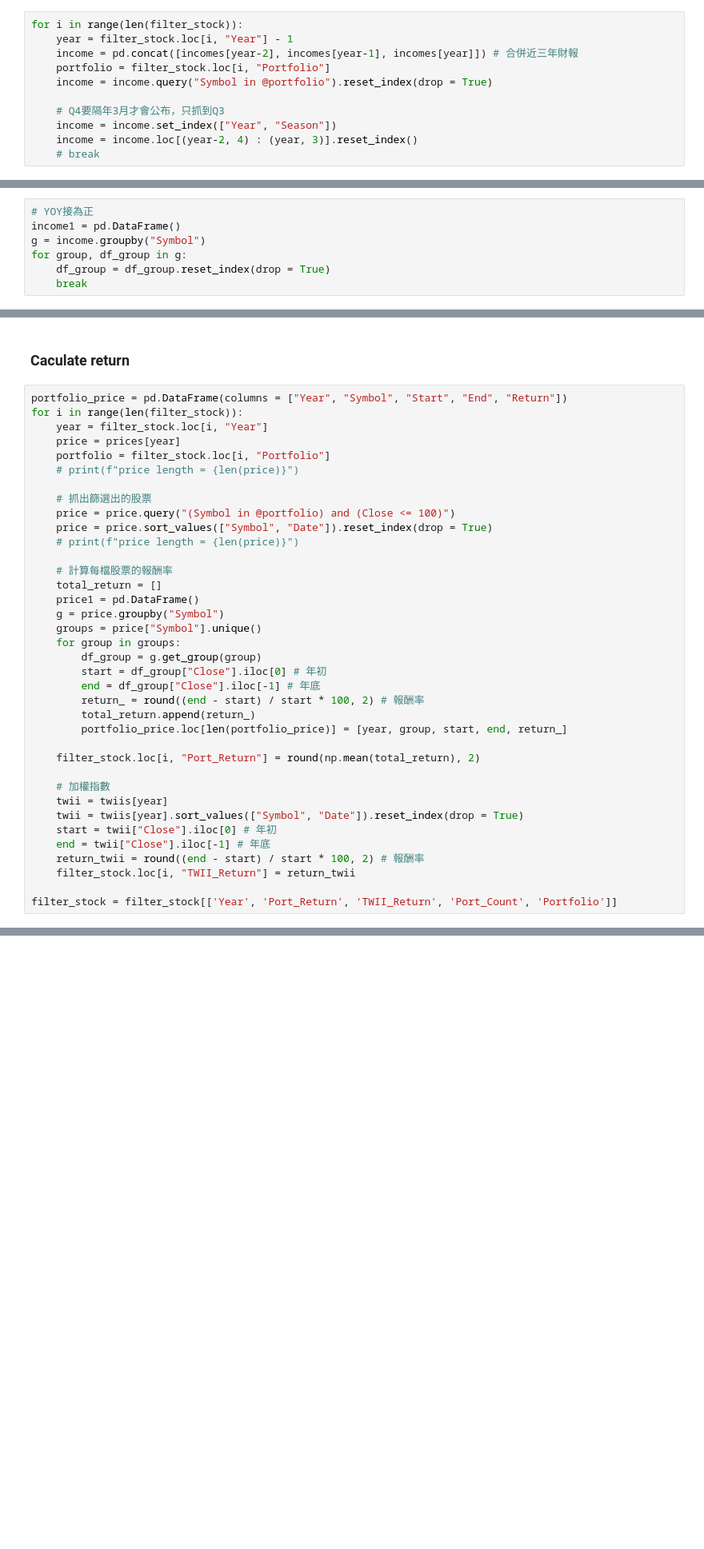
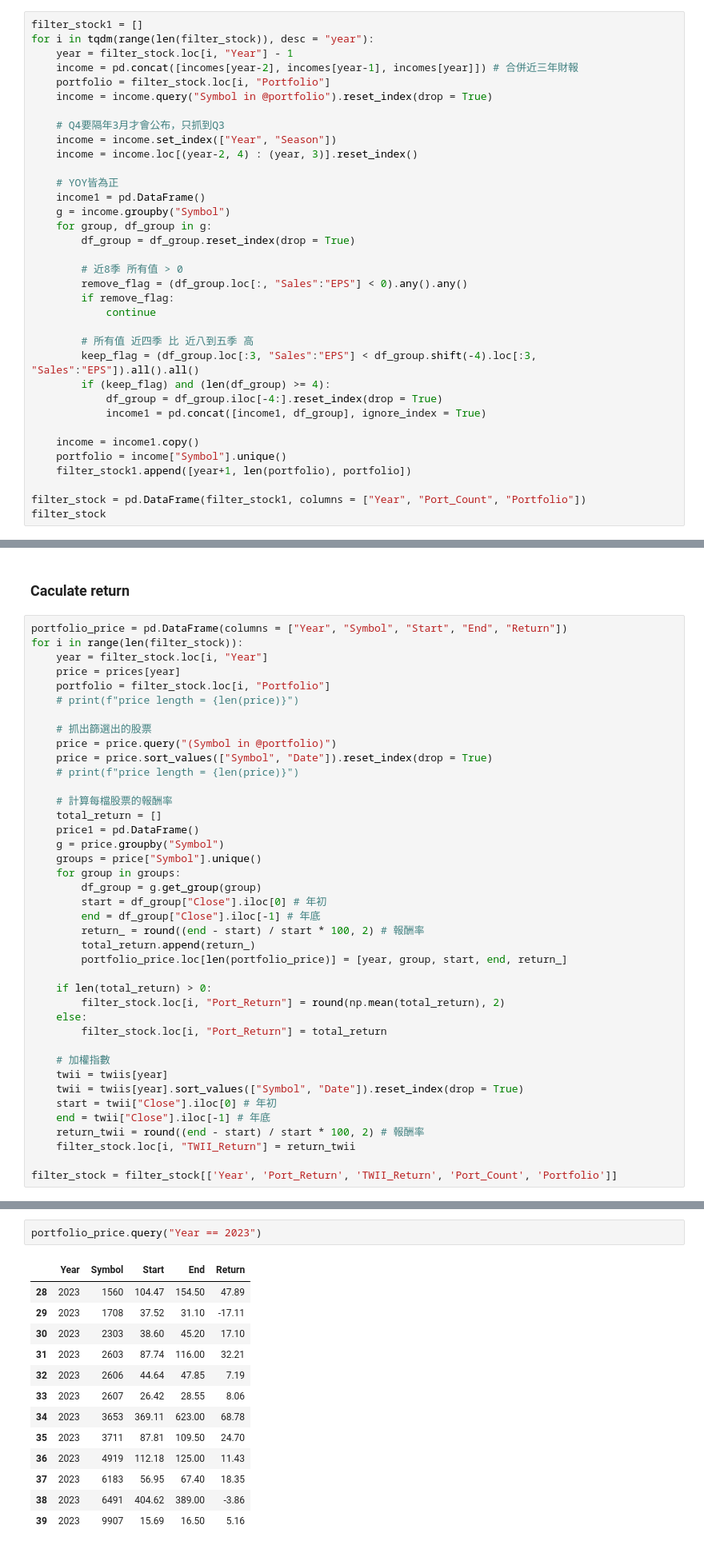
Before and after one commit to JulieKuo/stock, a Jupyter notebook: portfolio.ipynb, the cells around one changed output, grey strips where cells are left out. Shown: that part at 80% size. Saved outputs shown, nothing was run; the diff lists cells and outputs as text; blank space fills up the shorter version.

Commit message:
update portfolio

```diff
--- a/portfolio.ipynb
+++ b/portfolio.ipynb
@@ -269,7 +269,8 @@ filter_stock
 # %% [markdown]
 ### Filter stock by income and asset
 # %%
-for i in range(len(filter_stock)):
+filter_stock1 = []
+for i in tqdm(range(len(filter_stock)), desc = "year"):
     year = filter_stock.loc[i, "Year"] - 1
     income = pd.concat([incomes[year-2], incomes[year-1], incomes[year]]) # 合併近三年財報
     portfolio = filter_stock.loc[i, "Portfolio"]
@@ -278,4 +279,27 @@ for i in range(len(filter_stock)):
     # Q4要隔年3月才會公布，只抓到Q3
     income = income.set_index(["Year", "Season"])
     income = income.loc[(year-2, 4) : (year, 3)].reset_index()
-    # break
+
+    # YOY皆為正
+    income1 = pd.DataFrame()
+    g = income.groupby("Symbol")
+    for group, df_group in g:
+        df_group = df_group.reset_index(drop = True)
+
+        # 近8季 所有值 > 0
+        remove_flag = (df_group.loc[:, "Sales":"EPS"] < 0).any().any()
+        if remove_flag:
+            continue
+
+        # 所有值 近四季 比 近八到五季 高
+        keep_flag = (df_group.loc[:3, "Sales":"EPS"] < df_group.shift(-4).loc[:3, "Sales":"EPS"]).all().all()
+        if (keep_flag) and (len(df_group) >= 4):
+            df_group = df_group.iloc[-4:].reset_index(drop = True)
+            income1 = pd.concat([income1, df_group], ignore_index = True)
+
+    income = income1.copy()
+    portfolio = income["Symbol"].unique()
+    filter_stock1.append([year+1, len(portfolio), portfolio])
+
+filter_stock = pd.DataFrame(filter_stock1, columns = ["Year", "Port_Count", "Portfolio"])
+filter_stock
@@ -282,7 +315,0 @@ for i in range(len(filter_stock)):
-# %%
-# YOY接為正
-income1 = pd.DataFrame()
-g = income.groupby("Symbol")
-for group, df_group in g:
-    df_group = df_group.reset_index(drop = True)
-    break
@@ -299,7 +377,7 @@ for i in range(len(filter_stock)):
     # print(f"price length = {len(price)}")
 
     # 抓出篩選出的股票
-    price = price.query("(Symbol in @portfolio) and (Close <= 100)")
+    price = price.query("(Symbol in @portfolio)")
     price = price.sort_values(["Symbol", "Date"]).reset_index(drop = True)
     # print(f"price length = {len(price)}")
 
@@ -316,7 +394,10 @@ for i in range(len(filter_stock)):
         total_return.append(return_)
         portfolio_price.loc[len(portfolio_price)] = [year, group, start, end, return_]
 
-    filter_stock.loc[i, "Port_Return"] = round(np.mean(total_return), 2)
+    if len(total_return) > 0:
+        filter_stock.loc[i, "Port_Return"] = round(np.mean(total_return), 2)
+    else:
+        filter_stock.loc[i, "Port_Return"] = total_return
 
     # 加權指數
     twii = twiis[year]
@@ -332,3 +423,19 @@ filter_stock
+# %%
+portfolio_price.query("Year == 2023")
+# %% [output]
+|  | Year | Symbol | Start | End | Return |
+| 28 | 2023 | 1560 | 104.47 | 154.50 | 47.89 |
+| 29 | 2023 | 1708 | 37.52 | 31.10 | -17.11 |
+| 30 | 2023 | 2303 | 38.60 | 45.20 | 17.10 |
+| 31 | 2023 | 2603 | 87.74 | 116.00 | 32.21 |
+| 32 | 2023 | 2606 | 44.64 | 47.85 | 7.19 |
+| 33 | 2023 | 2607 | 26.42 | 28.55 | 8.06 |
+| 34 | 2023 | 3653 | 369.11 | 623.00 | 68.78 |
+| 35 | 2023 | 3711 | 87.81 | 109.50 | 24.70 |
+| 36 | 2023 | 4919 | 112.18 | 125.00 | 11.43 |
+| 37 | 2023 | 6183 | 56.95 | 67.40 | 18.35 |
+| 38 | 2023 | 6491 | 404.62 | 389.00 | -3.86 |
+| 39 | 2023 | 9907 | 15.69 | 16.50 | 5.16 |
 # %%
 writer = pd.ExcelWriter('data/output.xlsx', engine = 'xlsxwriter')
 filter_stock.to_excel(writer, sheet_name = 'performance', index = False)
```
Also changed, not shown: parts of 9 cells of this notebook.
